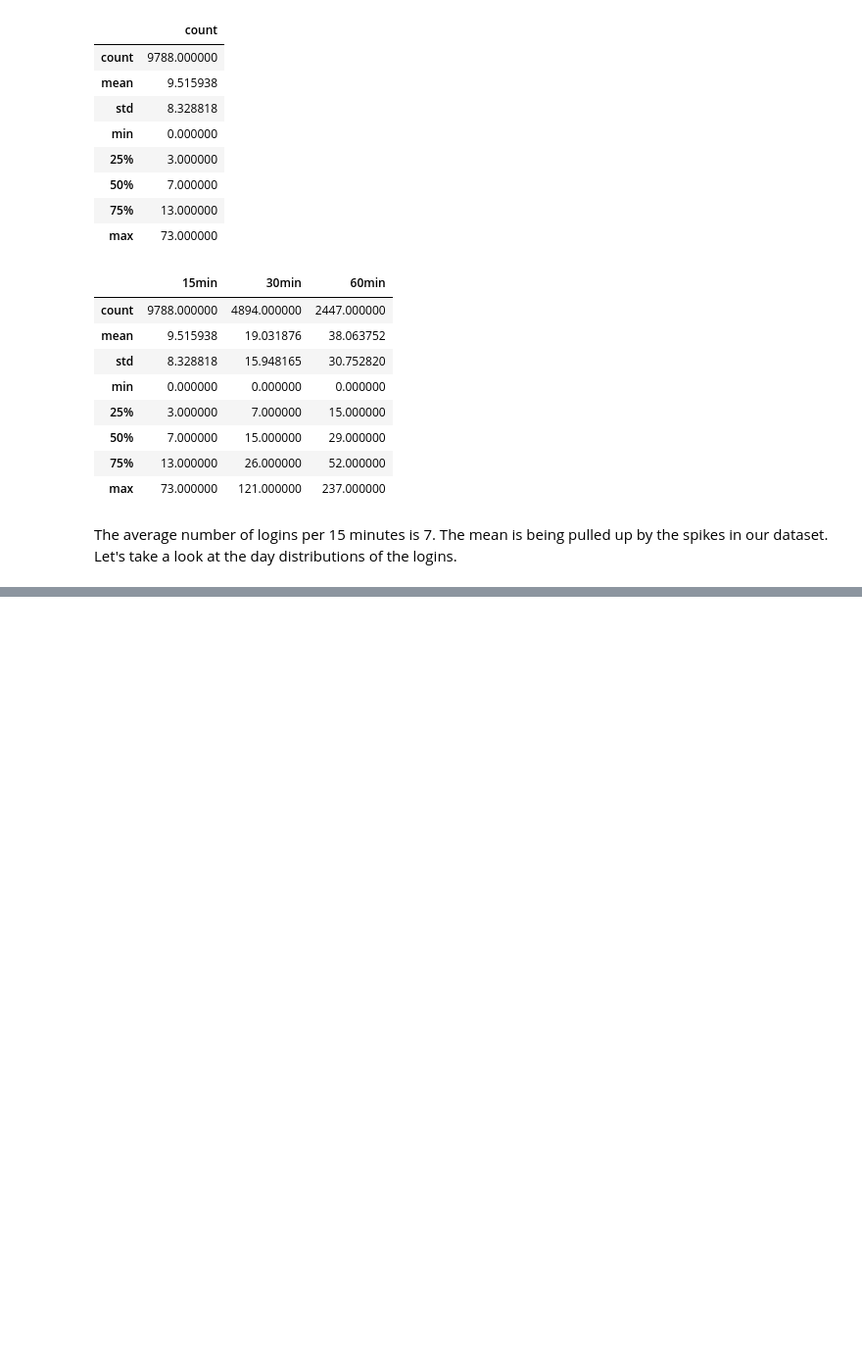
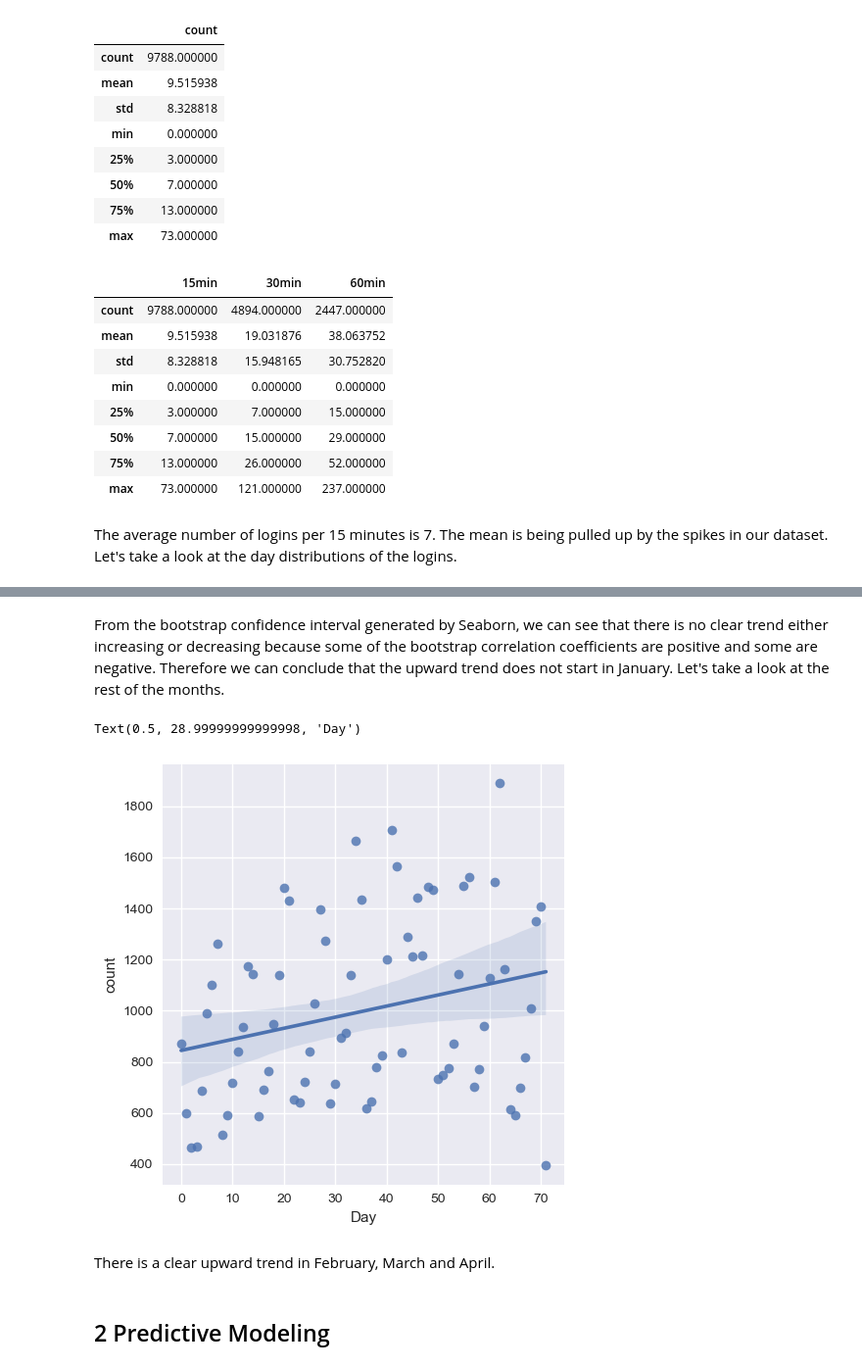
Before and after one commit to parisvu07/Springboard, a Jupyter notebook: Ultimate Technologies Inc. - Take-home Challenge/Ultimate_Technologies_Inc_Challenge.ipynb, the cells around one changed output, grey strips where cells are left out. Shown at 98% size. Saved outputs shown, nothing was run; the diff lists cells and outputs as text; code cells hidden in the pictures; blank space fills up the shorter version.

```diff
--- a/Ultimate Technologies Inc. - Take-home Challenge/Ultimate_Technologies_Inc_Challenge.ipynb
+++ b/Ultimate Technologies Inc. - Take-home Challenge/Ultimate_Technologies_Inc_Challenge.ipynb
@@ -116,0 +169,15 @@ The average number of logins per 15 minutes is 7. The mean is being pulled up by
+# %% [markdown]
+From the bootstrap confidence interval generated by Seaborn, we can see that there is no clear trend either increasing or decreasing because some of the bootstrap correlation coefficients are positive and some are negative. Therefore we can conclude that the upward trend does not start in January. Let's take a look at the rest of the months.
+# %%
+#plot Feb - April trend
+plot_df = df_day[df_day.index.month!=1]
+plot_df = plot_df.assign(x = range(plot_df.shape[0]))
+sns.lmplot(data=plot_df,x='x',y='count')
+plt.xlabel('Day')
+# %% [output]
+Text(0.5, 28.99999999999998, 'Day')
+[figure, added]
+# %% [markdown]
+There is a clear upward trend in February, March and April.
+# %% [markdown]
+## 2 Predictive Modeling
```
Also changed, not shown: parts of 19 cells of this notebook, 2 other files.
